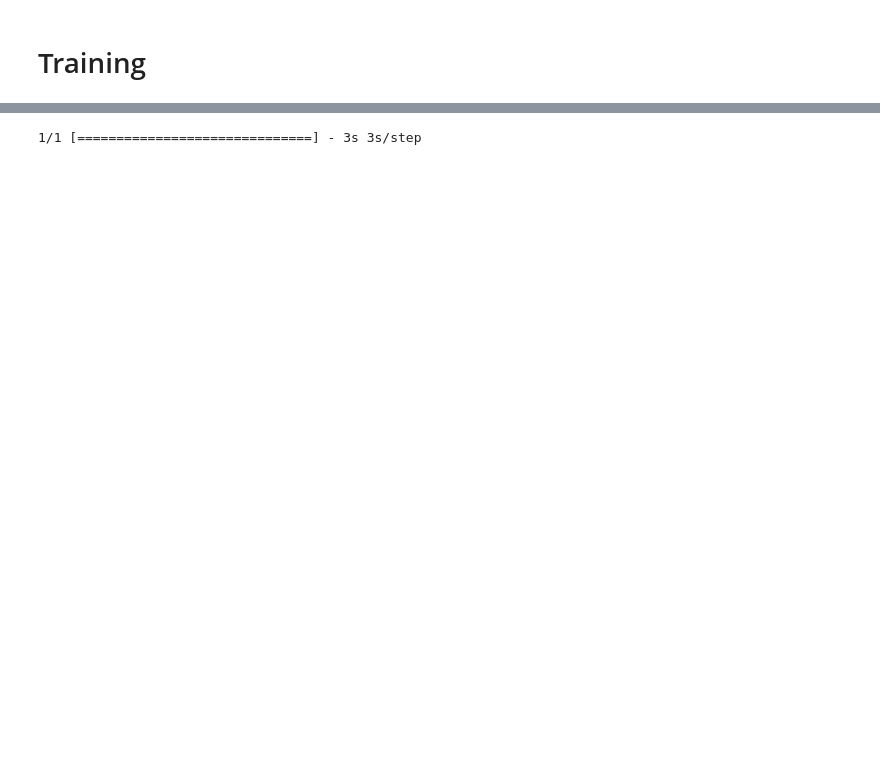
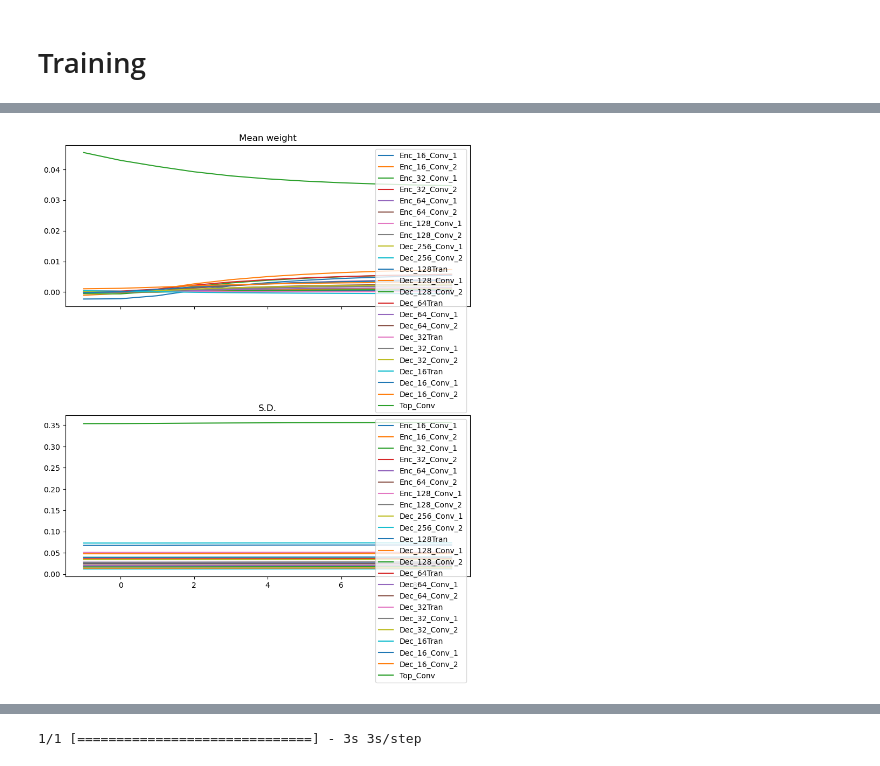
Before and after one commit to jbrneto/cnn-dosimetry, a Jupyter notebook: CNN.ipynb, the cells around one changed output, grey strips where cells are left out. Cells and saved outputs as stored; diff of their text form; code cells hidden in the pictures; blank space fills up the shorter version.

```diff
--- a/CNN.ipynb
+++ b/CNN.ipynb
@@ -124,5 +221,8 @@ checkpoint_path = 'C:/Users/joao/Desktop/tese/Projeto/models/'
 # %%
-instance_loader = InstanceLoader(instance_dir)
+batch_size = 4
+split_test = 0.5
+
+instance_loader = InstanceLoader(instance_dir, batch_size=batch_size, split_test=split_test)
 instance_shape = instance_loader.shape()
 print(instance_shape)
 # %% [output]
@@ -166,0 +329,29 @@ ________________________________________________________________________________
+# %%
+class WeightCapture(Callback):
+  def __init__(self, model):
+    super().__init__()
+    self.model = model
+    self.weights = []
+    self.epochs = []
+
+  def on_epoch_end(self, epoch, logs=None):
+    self.epochs.append(epoch) # remember the epoch axis
+    weight = {}
+    for layer in self.model.layers:
+      if not layer.weights:
+        continue
+      name = layer.weights[0].name.split("/")[0]
+      weight[name] = layer.weights[0].numpy()
+    self.weights.append(weight)
+
+def plotweight(capture_cb):
+  fig, ax = plt.subplots(2, 1, sharex=True, constrained_layout=True, figsize=(8, 10))
+  ax[0].set_title("Mean weight")
+  for key in capture_cb.weights[0]:
+      ax[0].plot(capture_cb.epochs, [w[key].mean() for w in capture_cb.weights], label=key)
+  ax[0].legend()
+  ax[1].set_title("S.D.")
+  for key in capture_cb.weights[0]:
+      ax[1].plot(capture_cb.epochs, [w[key].std() for w in capture_cb.weights], label=key)
+  ax[1].legend()
+  plt.show()
@@ -184,3 +402,7 @@ INFO:tensorflow:Assets written to: C:/Users/joao/Desktop/tese/Projeto/models/mod
+# %%
+plotweight(capture_cb)
+# %% [output]
+[figure, added]
 # %%
 plt.figure(figsize=(15,8))
 plt.plot(results.history['loss'], label='loss')
```
Also changed, not shown: parts of 52 cells of this notebook, 6 other files.
